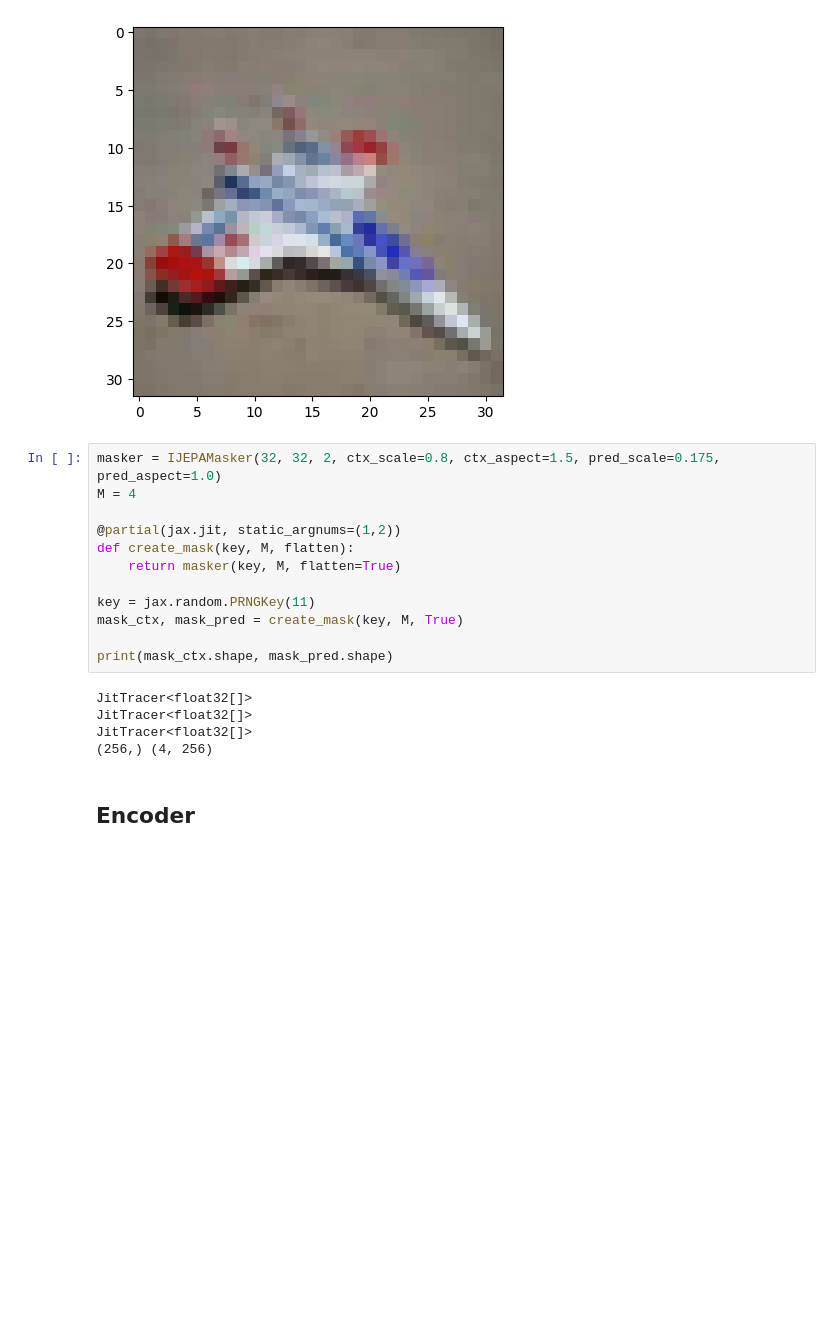
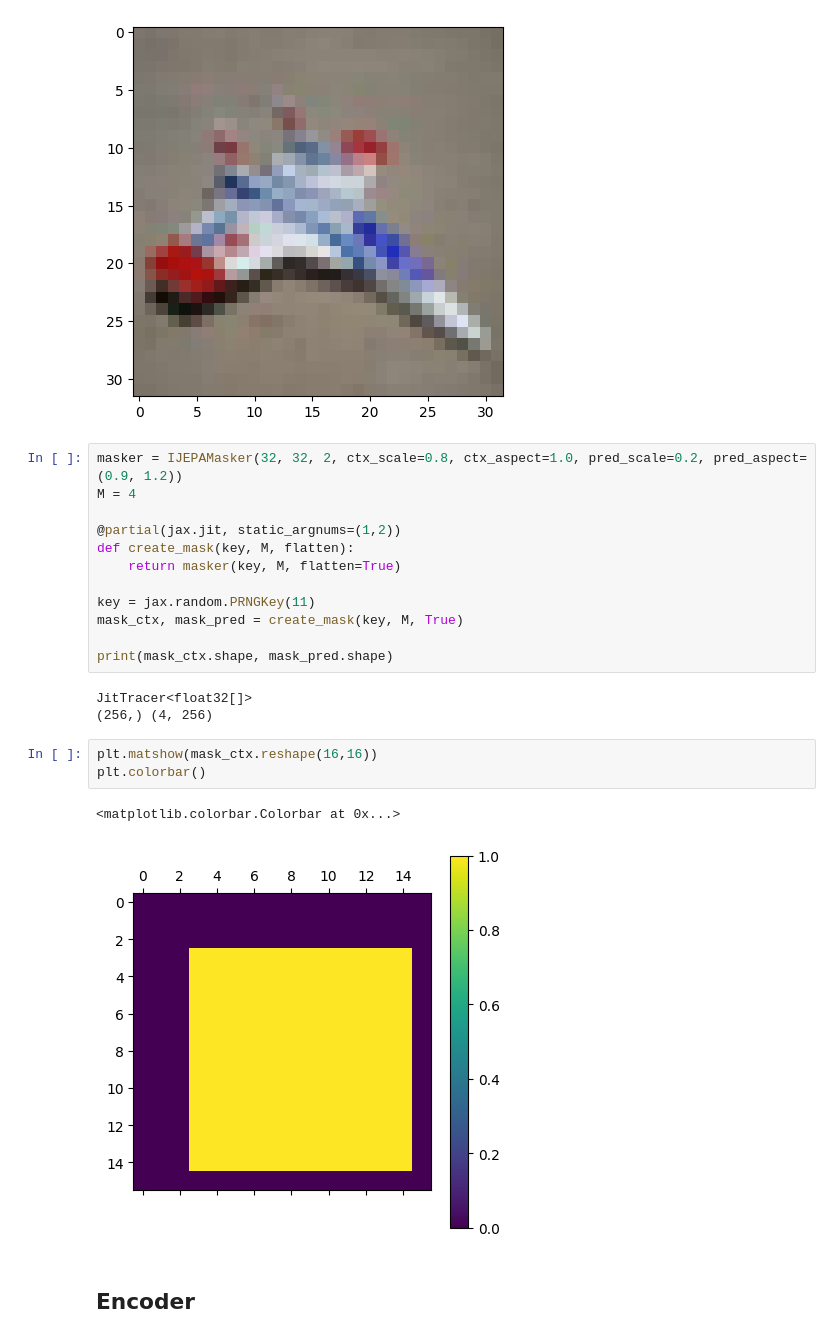
Before and after one commit to sugolov/jepax, a Jupyter notebook: notebooks/components/ijepa_encoder.ipynb, the cells around one changed output. Drawn from its saved outputs; the diff is of its cells as text; blank space fills up the shorter version.

```diff
--- a/notebooks/components/ijepa_encoder.ipynb
+++ b/notebooks/components/ijepa_encoder.ipynb
@@ -26,7 +26,7 @@ plt.imshow(x_in)
 <matplotlib.image.AxesImage at 0x...>
 [figure]
 # %%
-masker = IJEPAMasker(32, 32, 2, ctx_scale=0.8, ctx_aspect=1.5, pred_scale=0.175, pred_aspect=1.0)
+masker = IJEPAMasker(32, 32, 2, ctx_scale=0.8, ctx_aspect=1.0, pred_scale=0.2, pred_aspect=(0.9, 1.2))
 M = 4
 
 @partial(jax.jit, static_argnums=(1,2))
@@ -38,10 +38,14 @@ mask_ctx, mask_pred = create_mask(key, M, True)
 
 print(mask_ctx.shape, mask_pred.shape)
 # %% [output]
-JitTracer<float32[]>
-JitTracer<float32[]>
 JitTracer<float32[]>
 (256,) (4, 256)
+# %%
+plt.matshow(mask_ctx.reshape(16,16))
+plt.colorbar()
+# %% [output]
+<matplotlib.colorbar.Colorbar at 0x...>
+[figure, added]
 # %% [markdown]
 ## Encoder
 # %%
```
Also changed, not shown: parts of 7 cells of this notebook, 3 other files.
